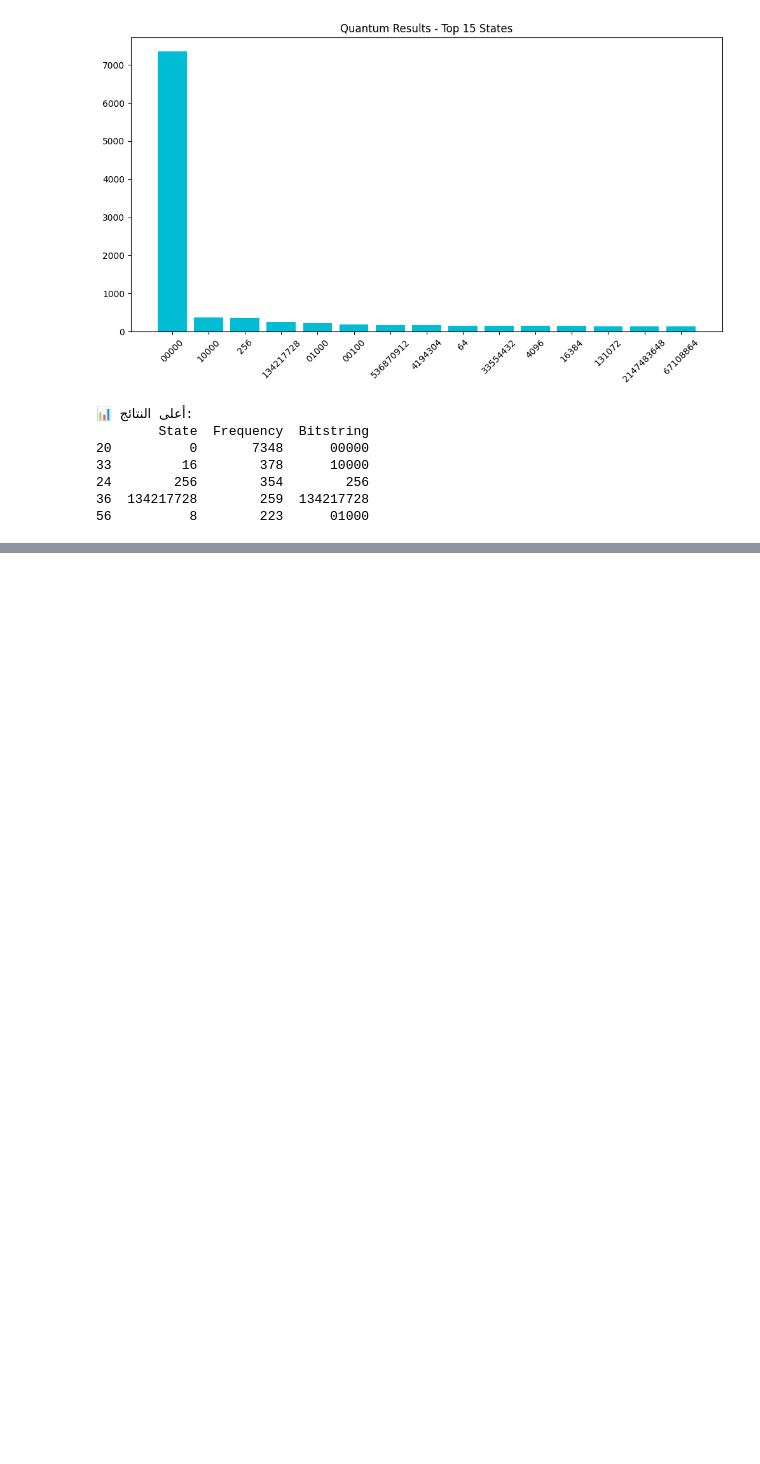
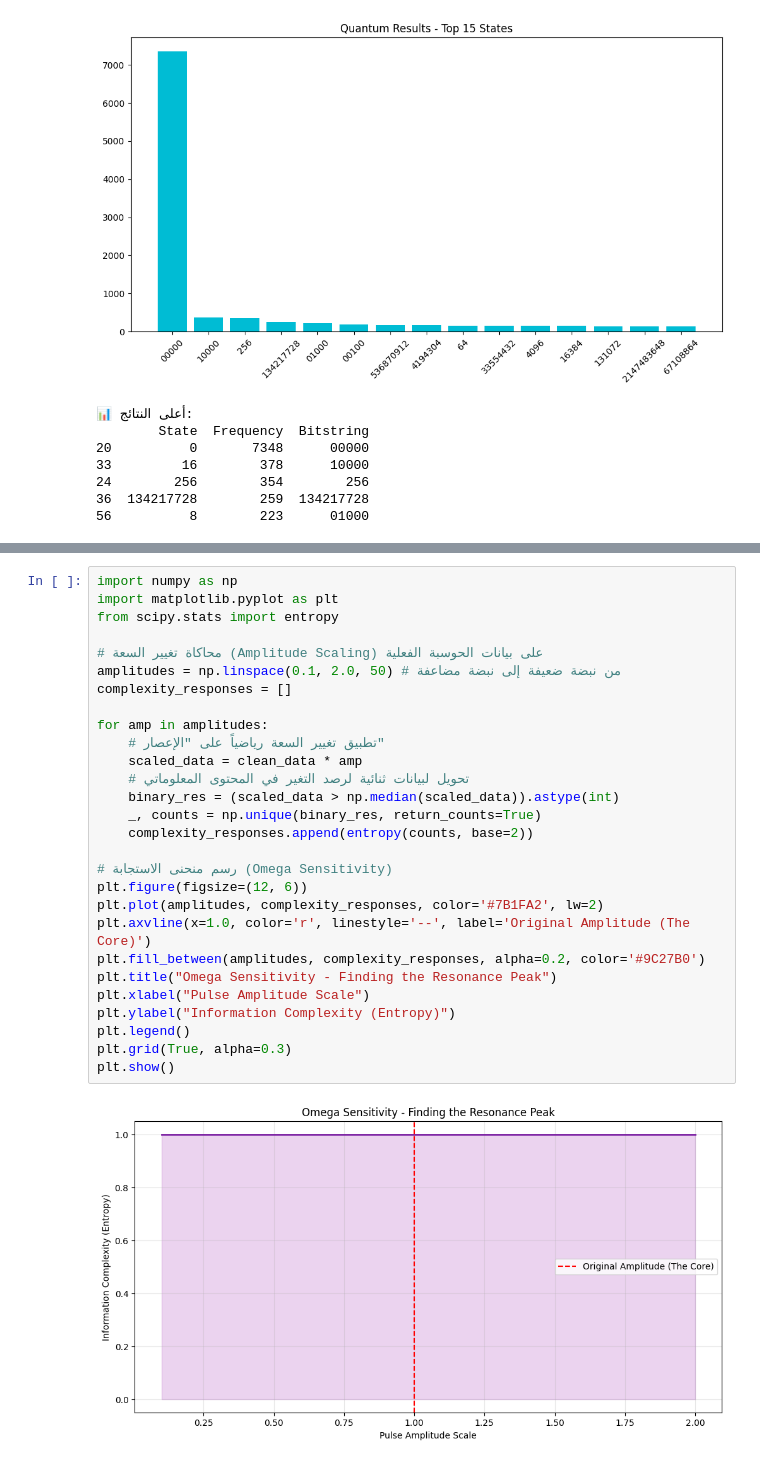
Before and after one commit to hamidchaouchi/ibm-127-qubit, a Jupyter notebook: ibm-127-qubit.ipynb, the cells around one changed output, grey strips where cells are left out. Cells and saved outputs as stored; diff of their text form; blank space fills up the shorter version.

```diff
--- a/ibm-127-qubit.ipynb
+++ b/ibm-127-qubit.ipynb
@@ -795,0 +1351,30 @@ print(peak_data)
+# %%
+import numpy as np
+import matplotlib.pyplot as plt
+from scipy.stats import entropy
+
+# محاكاة تغيير السعة (Amplitude Scaling) على بيانات الحوسبة الفعلية
+amplitudes = np.linspace(0.1, 2.0, 50) # من نبضة ضعيفة إلى نبضة مضاعفة
+complexity_responses = []
+
+for amp in amplitudes:
+    # تطبيق تغيير السعة رياضياً على "الإعصار"
+    scaled_data = clean_data * amp
+    # تحويل لبيانات ثنائية لرصد التغير في المحتوى المعلوماتي
+    binary_res = (scaled_data > np.median(scaled_data)).astype(int)
+    _, counts = np.unique(binary_res, return_counts=True)
+    complexity_responses.append(entropy(counts, base=2))
+
+# رسم منحنى الاستجابة (Omega Sensitivity)
+plt.figure(figsize=(12, 6))
+plt.plot(amplitudes, complexity_responses, color='#7B1FA2', lw=2)
+plt.axvline(x=1.0, color='r', linestyle='--', label='Original Amplitude (The Core)')
+plt.fill_between(amplitudes, complexity_responses, alpha=0.2, color='#9C27B0')
+plt.title("Omega Sensitivity - Finding the Resonance Peak")
+plt.xlabel("Pulse Amplitude Scale")
+plt.ylabel("Information Complexity (Entropy)")
+plt.legend()
+plt.grid(True, alpha=0.3)
+plt.show()
+# %% [output]
+[figure, added]
```
Also changed, not shown: parts of 28 cells of this notebook.
